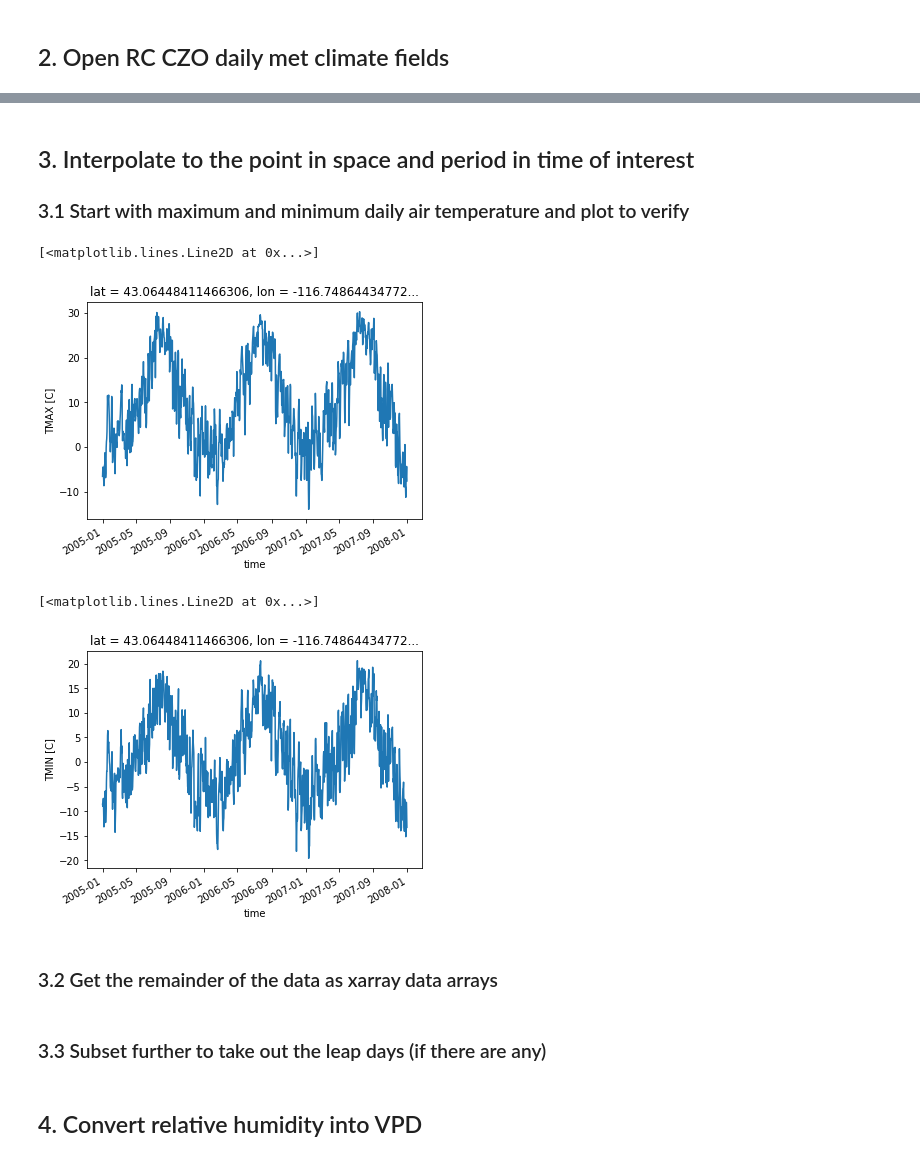
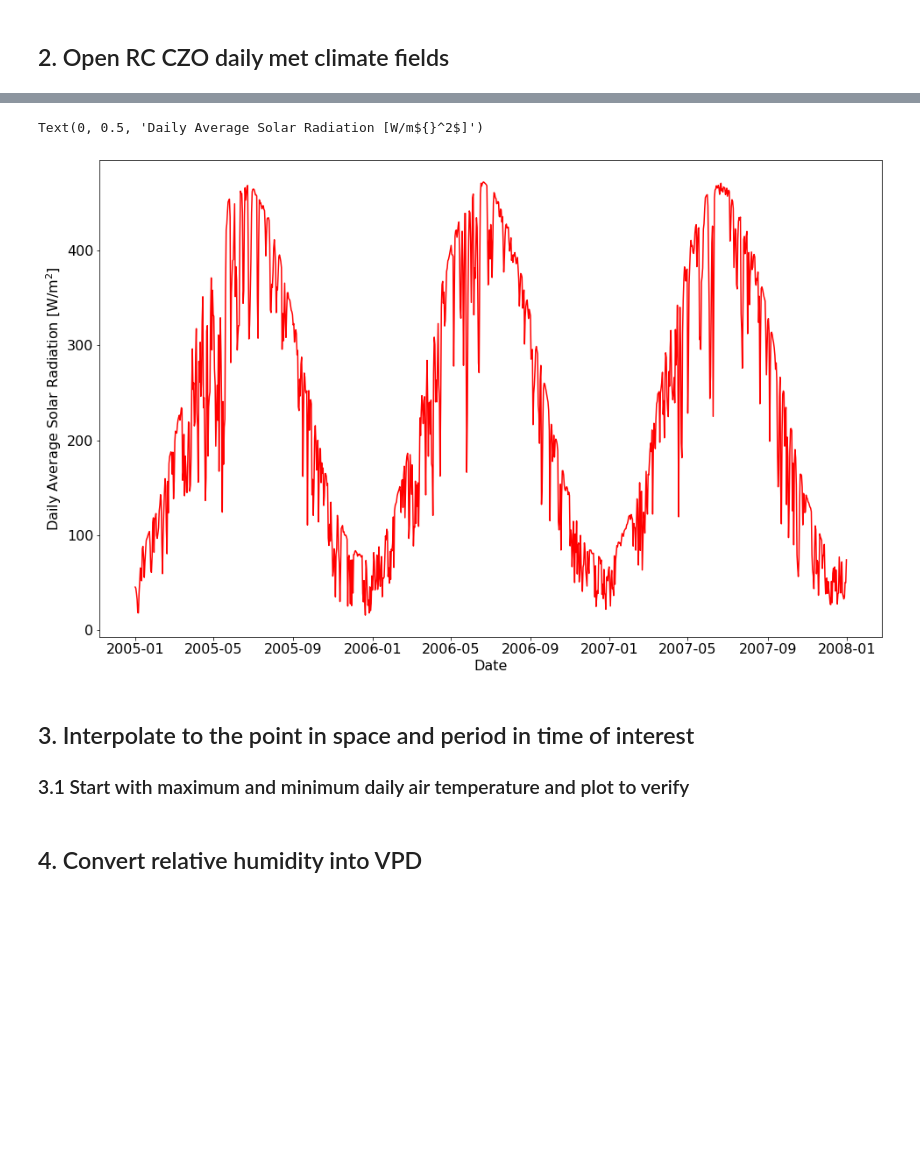
Before and after one commit to LEAF-BoiseState/Biome-BGC-Wrapper-Scripts, a Jupyter notebook: Write RC CZO Met Data to Biome-BGC met file.ipynb, the cells around one changed output, grey strips where cells are left out. Cells and saved outputs as stored; diff of their text form; code cells hidden in the pictures; blank space fills up the shorter version.

```diff
--- a/Write RC CZO Met Data to Biome-BGC met file.ipynb
+++ b/Write RC CZO Met Data to Biome-BGC met file.ipynb
@@ -34,0 +70,8 @@ ds_srad = xr.open_mfdataset(rc_metdata_path+srad_fname_base+'*.nc',combine='by_c
+# %%
+ds_srad = xr.open_mfdataset(rc_metdata_path+srad_fname_base+'*.nc',combine='by_coords')
+
+da_srad_pt = ds_srad.sel(x=x_rcczo_pt,y=y_rcczo_pt,method='nearest')
+da_srad_pt = da_srad_pt.sel(time=slice(start_date,end_date))
+da_srad_pt = da_srad_pt.sel(time=~((da_srad_pt.time.dt.month==2)&(da_srad_pt.time.dt.day==29)))
+
+ds_srad.close()
@@ -35,18 +110,14 @@ ds_srad = xr.open_mfdataset(rc_metdata_path+srad_fname_base+'*.nc',combine='by_c
+# %%
+plt.figure(figsize=(16,10))
+plt.rcParams.update({'font.size': 16})
+plt.plot(dates,srad,'r')
+
+plt.xlabel('Date')
+plt.ylabel('Daily Average Solar Radiation [W/m${}^2$]')
+# %% [output]
+Text(0, 0.5, 'Daily Average Solar Radiation [W/m${}^2$]')
+[figure, added]
 # %% [markdown]
 ## 3. Interpolate to the point in space and period in time of interest
 
 ### 3.1 Start with maximum and minimum daily air temperature and plot to verify
-# %%
-da_tmax_pt = ds_tmax.interp(x=x_rcczo_pt,y=y_rcczo_pt).sel(time=slice(start_date,end_date))
-da_tmax_pt.TMAX.plot()
-# %% [output]
-[<matplotlib.lines.Line2D at 0x...>]
-[figure, removed]
-# %%
-da_tmin_pt = ds_tmin.interp(x=x_rcczo_pt,y=y_rcczo_pt).sel(time=slice(start_date,end_date))
-da_tmin_pt.TMIN.plot()
-# %% [output]
-[<matplotlib.lines.Line2D at 0x...>]
-[figure, removed]
-# %% [markdown]
-### 3.2 Get the remainder of the data as xarray data arrays
@@ -58,2 +123,0 @@ da_srad_pt = ds_srad.interp(x=x_rcczo_pt,y=y_rcczo_pt).sel(time=slice(start_date
-# %% [markdown]
-### 3.3 Subset further to take out the leap days (if there are any)
```
Also changed, not shown: parts of 21 cells of this notebook, 4 other files.
